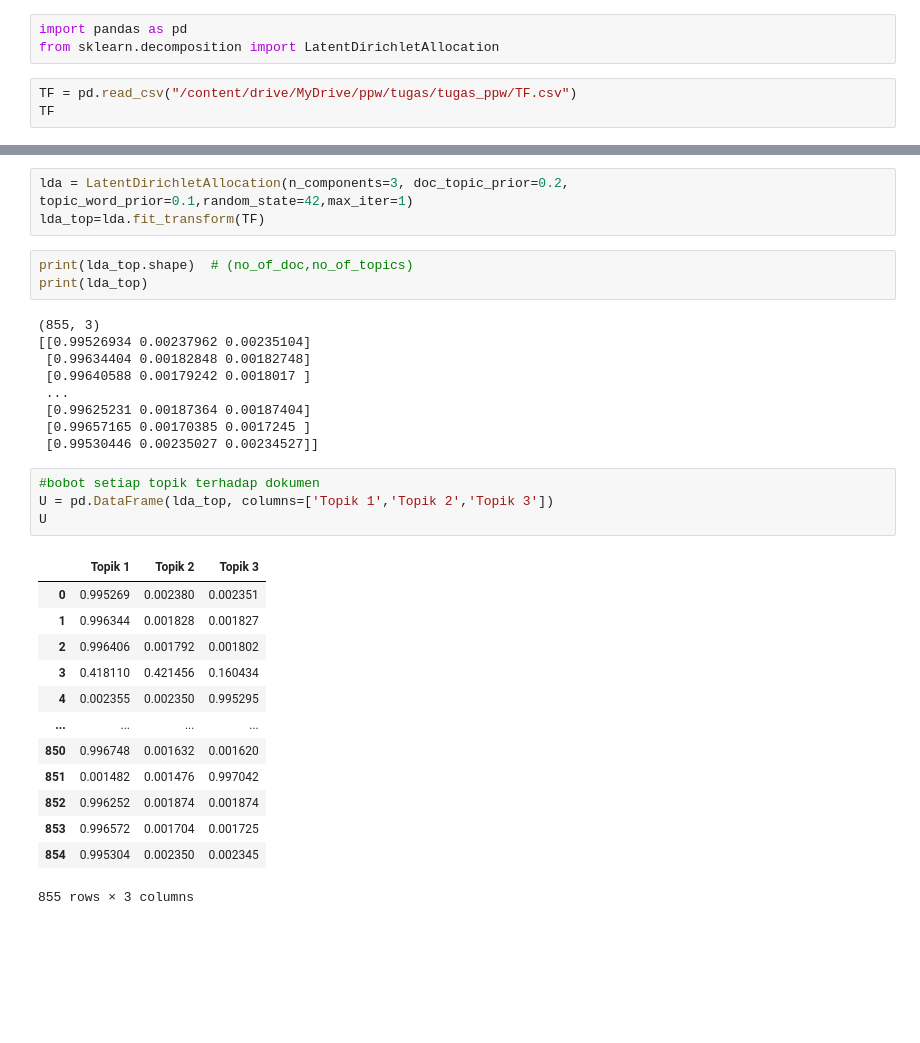
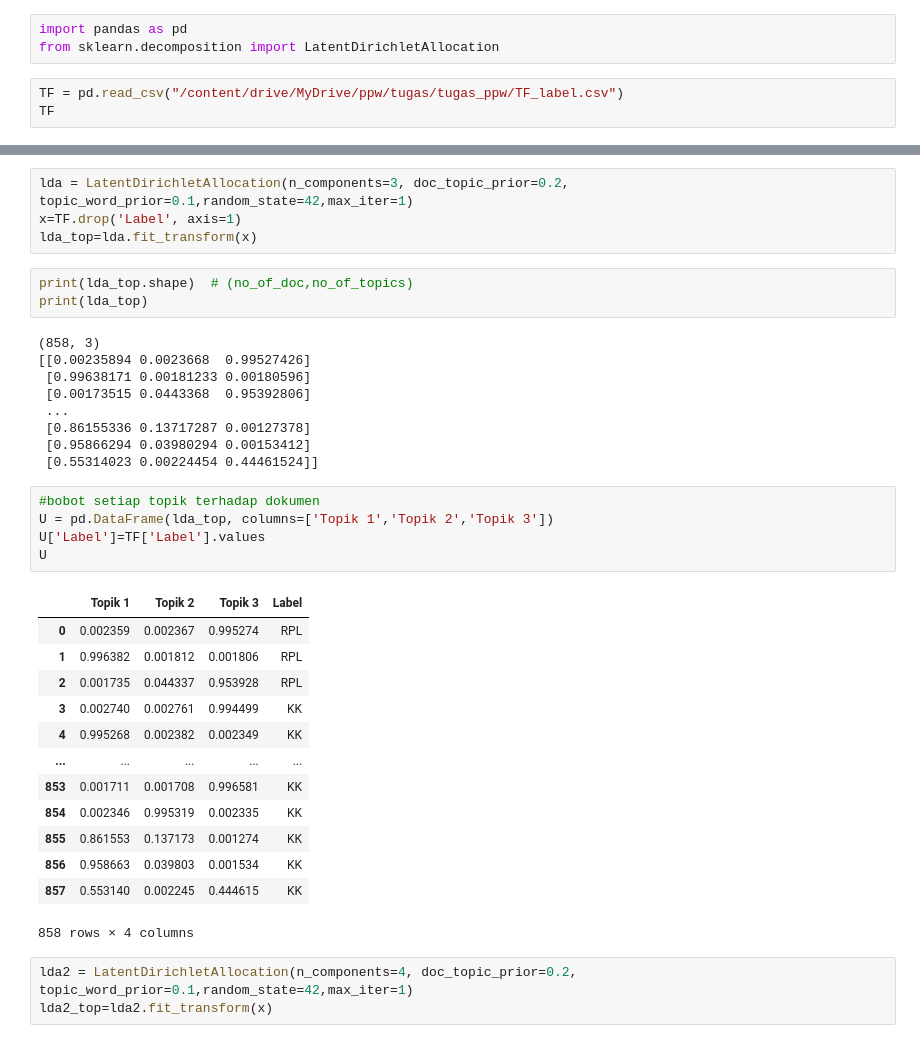
Before and after one commit to ZuniAmandaDewi/ppw, a Jupyter notebook: _sources/tugas_ppw/LDA Topic Modelling.ipynb, the cells around one changed output, grey strips where cells are left out. Saved outputs shown, nothing was run; the diff lists cells and outputs as text; blank space fills up the shorter version.

```diff
--- a/_sources/tugas_ppw/LDA Topic Modelling.ipynb
+++ b/_sources/tugas_ppw/LDA Topic Modelling.ipynb
@@ -4,7 +4,7 @@
 import pandas as pd
 from sklearn.decomposition import LatentDirichletAllocation
 # %%
-TF = pd.read_csv("/content/drive/MyDrive/ppw/tugas/tugas_ppw/TF.csv")
+TF = pd.read_csv("/content/drive/MyDrive/ppw/tugas/tugas_ppw/TF_label.csv")
 TF
 # %% [output]
 |  | aalysis | aam | abad | abadi | ability | abjad | absensi | absolut | absolute | abstract | ... | ... |
@@ -23,33 +23,38 @@ TF
 # %%
 lda = LatentDirichletAllocation(n_components=3, doc_topic_prior=0.2, topic_word_prior=0.1,random_state=42,max_iter=1)
-lda_top=lda.fit_transform(TF)
+x=TF.drop('Label', axis=1)
+lda_top=lda.fit_transform(x)
 # %%
 print(lda_top.shape)  # (no_of_doc,no_of_topics)
 print(lda_top)
 # %% [output]
-(855, 3)
-[[0.99526934 0.00237962 0.00235104]
- [0.99634404 0.00182848 0.00182748]
- [0.99640588 0.00179242 0.0018017 ]
+(858, 3)
+[[0.00235894 0.0023668  0.99527426]
+ [0.99638171 0.00181233 0.00180596]
+ [0.00173515 0.0443368  0.95392806]
  ...
- [0.99625231 0.00187364 0.00187404]
- [0.99657165 0.00170385 0.0017245 ]
- [0.99530446 0.00235027 0.00234527]]
+ [0.86155336 0.13717287 0.00127378]
+ [0.95866294 0.03980294 0.00153412]
+ [0.55314023 0.00224454 0.44461524]]
 # %%
 #bobot setiap topik terhadap dokumen
 U = pd.DataFrame(lda_top, columns=['Topik 1','Topik 2','Topik 3'])
+U['Label']=TF['Label'].values
 U
 # %% [output]
-|  | Topik 1 | Topik 2 | Topik 3 |
-| 0 | 0.995269 | 0.002380 | 0.002351 |
-| 1 | 0.996344 | 0.001828 | 0.001827 |
-| 2 | 0.996406 | 0.001792 | 0.001802 |
-| 3 | 0.418110 | 0.421456 | 0.160434 |
-| 4 | 0.002355 | 0.002350 | 0.995295 |
-| ... | ... | ... | ... |
-| 850 | 0.996748 | 0.001632 | 0.001620 |
-| 851 | 0.001482 | 0.001476 | 0.997042 |
-| 852 | 0.996252 | 0.001874 | 0.001874 |
-| 853 | 0.996572 | 0.001704 | 0.001725 |
-| 854 | 0.995304 | 0.002350 | 0.002345 |
+|  | Topik 1 | Topik 2 | Topik 3 | Label |
+| 0 | 0.002359 | 0.002367 | 0.995274 | RPL |
+| 1 | 0.996382 | 0.001812 | 0.001806 | RPL |
+| 2 | 0.001735 | 0.044337 | 0.953928 | RPL |
+| 3 | 0.002740 | 0.002761 | 0.994499 | KK |
+| 4 | 0.995268 | 0.002382 | 0.002349 | KK |
+| ... | ... | ... | ... | ... |
+| 853 | 0.001711 | 0.001708 | 0.996581 | KK |
+| 854 | 0.002346 | 0.995319 | 0.002335 | KK |
+| 855 | 0.861553 | 0.137173 | 0.001274 | KK |
+| 856 | 0.958663 | 0.039803 | 0.001534 | KK |
+| 857 | 0.553140 | 0.002245 | 0.444615 | KK |
-855 rows × 3 columns
+858 rows × 4 columns
+# %%
+lda2 = LatentDirichletAllocation(n_components=4, doc_topic_prior=0.2, topic_word_prior=0.1,random_state=42,max_iter=1)
+lda2_top=lda2.fit_transform(x)
```
Also changed, not shown: parts of 24 cells of this notebook, 12 other files.
